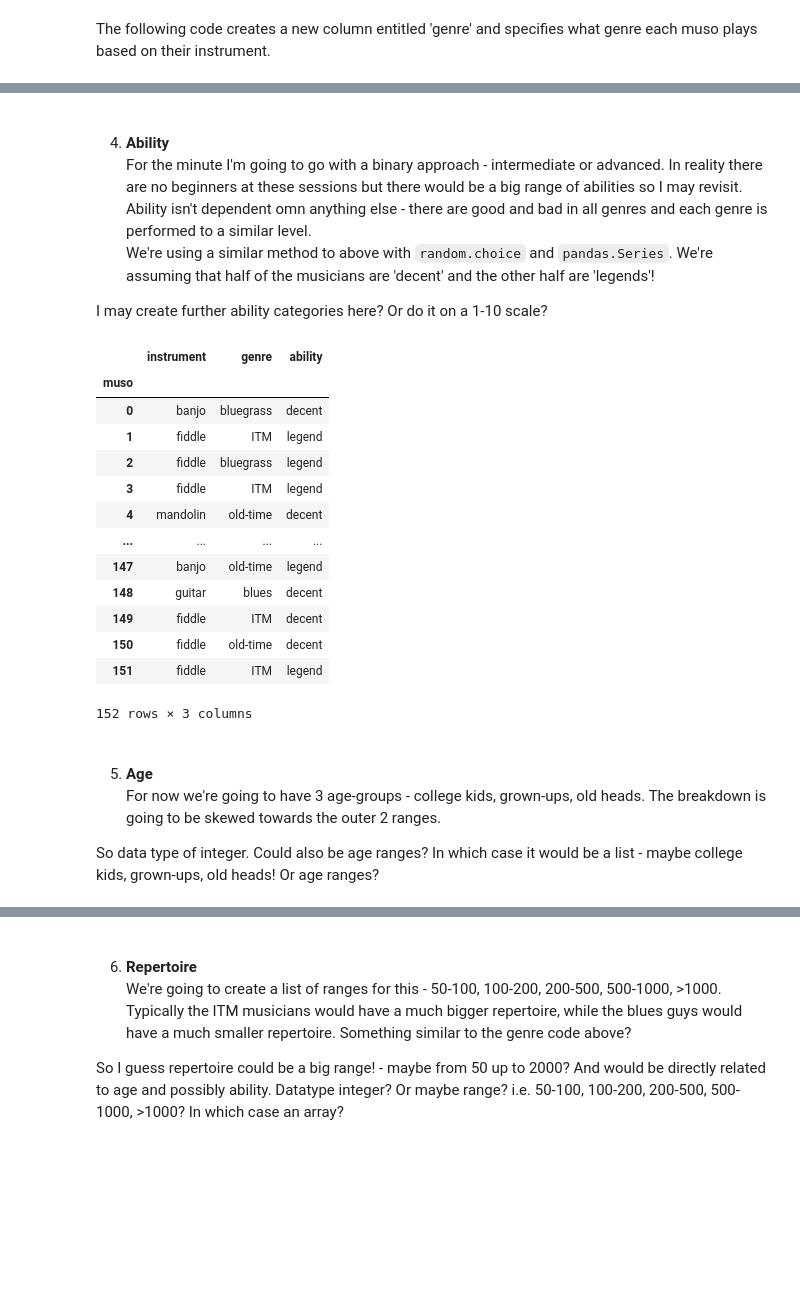
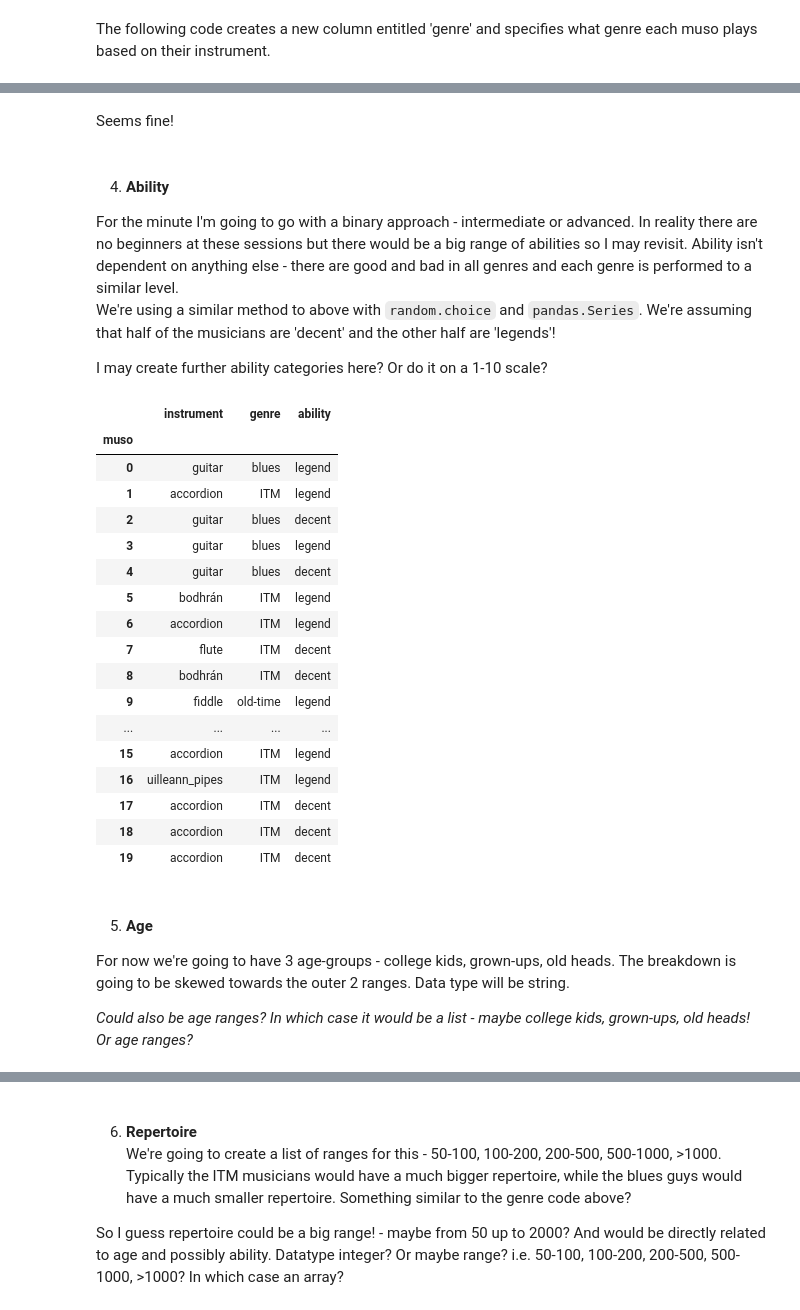
Before and after one commit to Caoimhinv/programming_for_DA_project, a Jupyter notebook: the_session.ipynb, the cells around one changed output, grey strips where cells are left out. Drawn from its saved outputs; the diff is of its cells as text; code cells hidden in the pictures; blank space fills up the shorter version.

```diff
--- a/the_session.ipynb
+++ b/the_session.ipynb
@@ -131,10 +133,14 @@ This doesn't reallty work as I want the average to be around 5/6 and there certa
 muso = rng.normal(loc=5, scale=3, size=30)
 
 # rounds the values
-musoInt = np.round(randomNums)
+musoInt = np.round(muso)
 
 # removes values lower than 3
 musoInt1 = musoInt[(musoInt > 2)]
+
+# convert to integers
+musoInt1 = musoInt1.astype(int)
+# print(musoInt1)
 
 # add up the frequency of each unique value
 unique, counts = np.unique(musoInt1, return_counts=True)
@@ -142,7 +148,9 @@ unique, counts = np.unique(musoInt1, return_counts=True)
 # plots the results
 sns.barplot(x = unique, y = counts)
 
-# adds up the results and comverts to an int
-y = int(randomInts1.sum())
+# adds up the results and converts to an int
+y = int(musoInt1.sum())
+
+print(f'The total number of attendances in January is {y}')
 y
 # %% [output]
@@ -170,7 +186,8 @@ instrs = ['guitar', 'fiddle', 'accordion', 'flute', 'uilleann_pipes', 'concertin
         'mandolin', 'bass', 'banjo', 'drums', 'keyboard']
 # %%
 # we can pass in the probability for each item favoring one over the others
-instrs = rng.choice(instrs, p=[0.3, 0.25, 0.15, 0.04, 0.03, 0.01, 0.025, 0.05, 0.05, 0.045, 0.03, 0.02], size=y)
+instrs = rng.choice(instrs, p=[0.3, 0.25, 0.15, 0.04, 0.03, 0.01, 0.025, 0.05,
+                               0.05, 0.045, 0.03, 0.02], size=y)
 # %%
 # adds this list as a column to the dataframe
 df['instrument'] = instrs.tolist()
@@ -276,3 +338,5 @@ df.loc[df['instrument'] == 'fiddle', 'genre'] = fiddle1
+# %% [markdown]
+Seems fine!
 # %%
 # # adds a new column with conditions
 # df['genre'] = np.where((df['instrument'] == 'accordion') | (df['instrument']== 'concertina') |
@@ -323,30 +387,38 @@ df.loc[df['instrument'] == 'fiddle', 'genre'] = fiddle1
 <br>
 
 4. **Ability**
-For the minute I'm going to go with a binary approach - intermediate or advanced. In reality there are no beginners at these sessions but there would be a big range of abilities so I may revisit. Ability isn't dependent omn anything else - there are good and bad in all genres and each genre is performed to a similar level.
+
+For the minute I'm going to go with a binary approach - intermediate or advanced. In reality there are no beginners at these sessions but there would be a big range of abilities so I may revisit. Ability isn't dependent on anything else - there are good and bad in all genres and each genre is performed to a similar level.
 We're using a similar method to above with `random.choice` and `pandas.Series`. We're assuming that half of the musicians are 'decent' and the other half are 'legends'!
 
 I may create further ability categories here? Or do it on a 1-10 scale?
 # %%
 ability = pd.Series(random.choices(['decent','legend'], weights=[1, 1], k=len(df)))
 # %%
+# add new column to table
 df['ability'] = ability.tolist()
-df
+
+# have a look
+df.head(20)
 # %% [output]
 |  | instrument | genre | ability |
 | muso |  |  |  |
-| 0 | banjo | bluegrass | decent |
-| 1 | fiddle | ITM | legend |
-| 2 | fiddle | bluegrass | legend |
-| 3 | fiddle | ITM | legend |
-| 4 | mandolin | old-time | decent |
+| 0 | guitar | blues | legend |
+| 1 | accordion | ITM | legend |
+| 2 | guitar | blues | decent |
+| 3 | guitar | blues | legend |
+| 4 | guitar | blues | decent |
+| 5 | bodhrán | ITM | legend |
+| 6 | accordion | ITM | legend |
+| 7 | flute | ITM | decent |
+| 8 | bodhrán | ITM | decent |
+| 9 | fiddle | old-time | legend |
 | ... | ... | ... | ... |
-| 147 | banjo | old-time | legend |
-| 148 | guitar | blues | decent |
-| 149 | fiddle | ITM | decent |
-| 150 | fiddle | old-time | decent |
-| 151 | fiddle | ITM | legend |
+| 15 | accordion | ITM | legend |
+| 16 | uilleann_pipes | ITM | legend |
+| 17 | accordion | ITM | decent |
+| 18 | accordion | ITM | decent |
+| 19 | accordion | ITM | decent |
-152 rows × 3 columns
 # %%
 # # creates an array of booleans
 # ability = rng.binomial(n=1, p=0.5, size=x)
@@ -374,8 +446,8 @@ df
 <br>
 
 5. **Age**
-For now we're going to have 3 age-groups - college kids, grown-ups, old heads. The breakdown is going to be skewed towards the outer 2 ranges.
 
-So data type of integer.
-Could also be age ranges? In which case it would be a list - maybe college kids, grown-ups, old heads! Or age ranges?
+For now we're going to have 3 age-groups - college kids, grown-ups, old heads. The breakdown is going to be skewed towards the outer 2 ranges. Data type will be string.
+
+*Could also be age ranges? In which case it would be a list - maybe college kids, grown-ups, old heads! Or age ranges?*
 # %%
```
Also changed, not shown: parts of 18 cells of this notebook, 1 other file.
